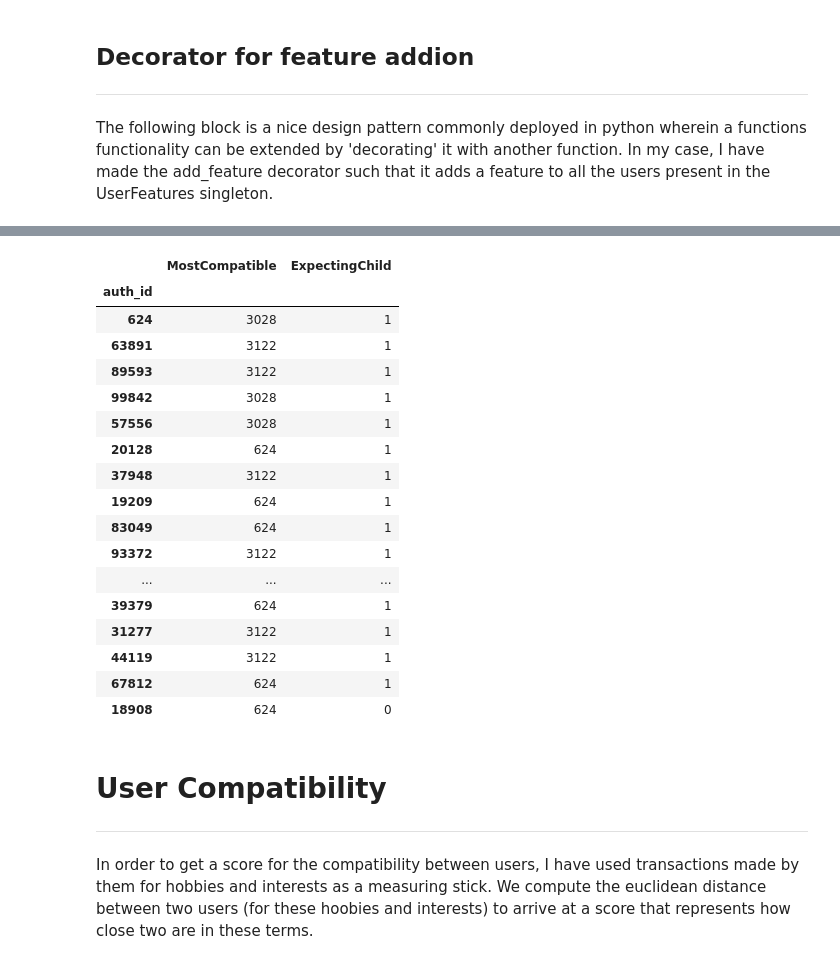
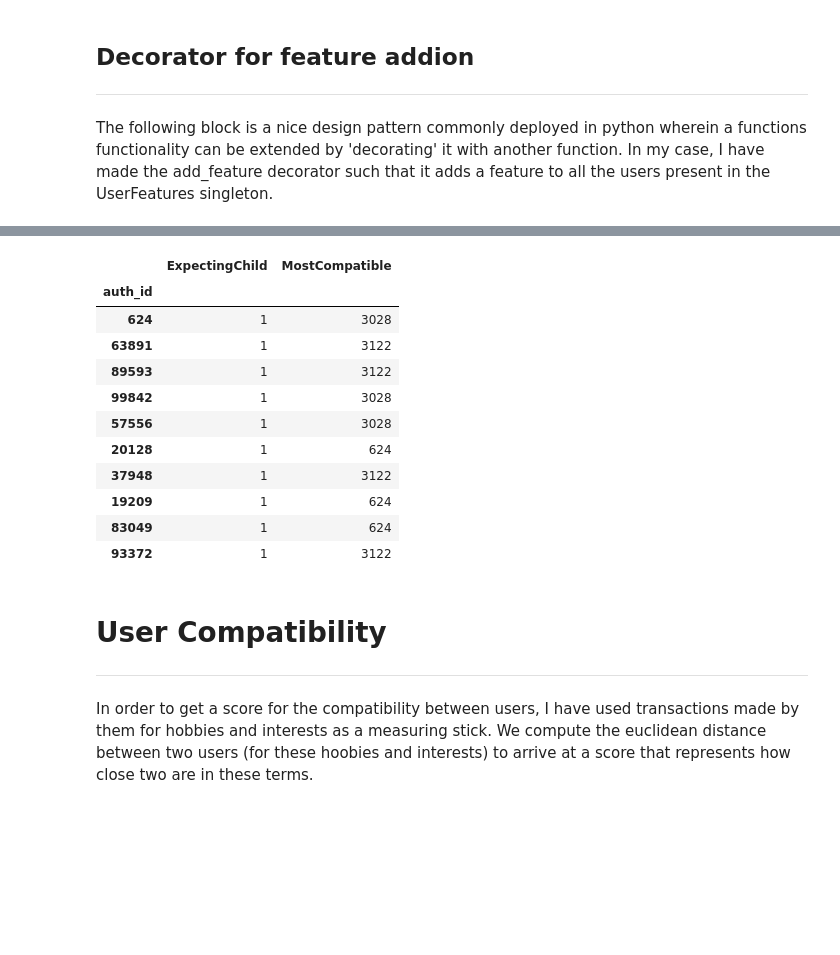
Before and after one commit to sameerraghuram/intuit-rit-challenge-submission, a Jupyter notebook: rit-intuit-challenge.ipynb, the cells around one changed output, grey strips where cells are left out. Cells and saved outputs as stored; diff of their text form; code cells hidden in the pictures; blank space fills up the shorter version.

```diff
--- a/rit-intuit-challenge.ipynb
+++ b/rit-intuit-challenge.ipynb
@@ -301,24 +312,18 @@ add_is_expecting('ExpectingChild')
 # %%
-UserFeatures().user_features_data_frame.head(50)
+UserFeatures().user_features_data_frame.head(10)
 # %% [output]
-|  | MostCompatible | ExpectingChild |
+|  | ExpectingChild | MostCompatible |
 | auth_id |  |  |
-| 624 | 3028 | 1 |
-| 63891 | 3122 | 1 |
-| 89593 | 3122 | 1 |
-| 99842 | 3028 | 1 |
-| 57556 | 3028 | 1 |
-| 20128 | 624 | 1 |
-| 37948 | 3122 | 1 |
-| 19209 | 624 | 1 |
-| 83049 | 624 | 1 |
-| 93372 | 3122 | 1 |
-| ... | ... | ... |
-| 39379 | 624 | 1 |
-| 31277 | 3122 | 1 |
-| 44119 | 3122 | 1 |
-| 67812 | 624 | 1 |
-| 18908 | 624 | 0 |
+| 624 | 1 | 3028 |
+| 63891 | 1 | 3122 |
+| 89593 | 1 | 3122 |
+| 99842 | 1 | 3028 |
+| 57556 | 1 | 3028 |
+| 20128 | 1 | 624 |
+| 37948 | 1 | 3122 |
+| 19209 | 1 | 624 |
+| 83049 | 1 | 624 |
+| 93372 | 1 | 3122 |
 # %% [markdown]
 # User Compatibility
 ---------------------------------
```
Also changed, not shown: parts of 28 cells of this notebook.
